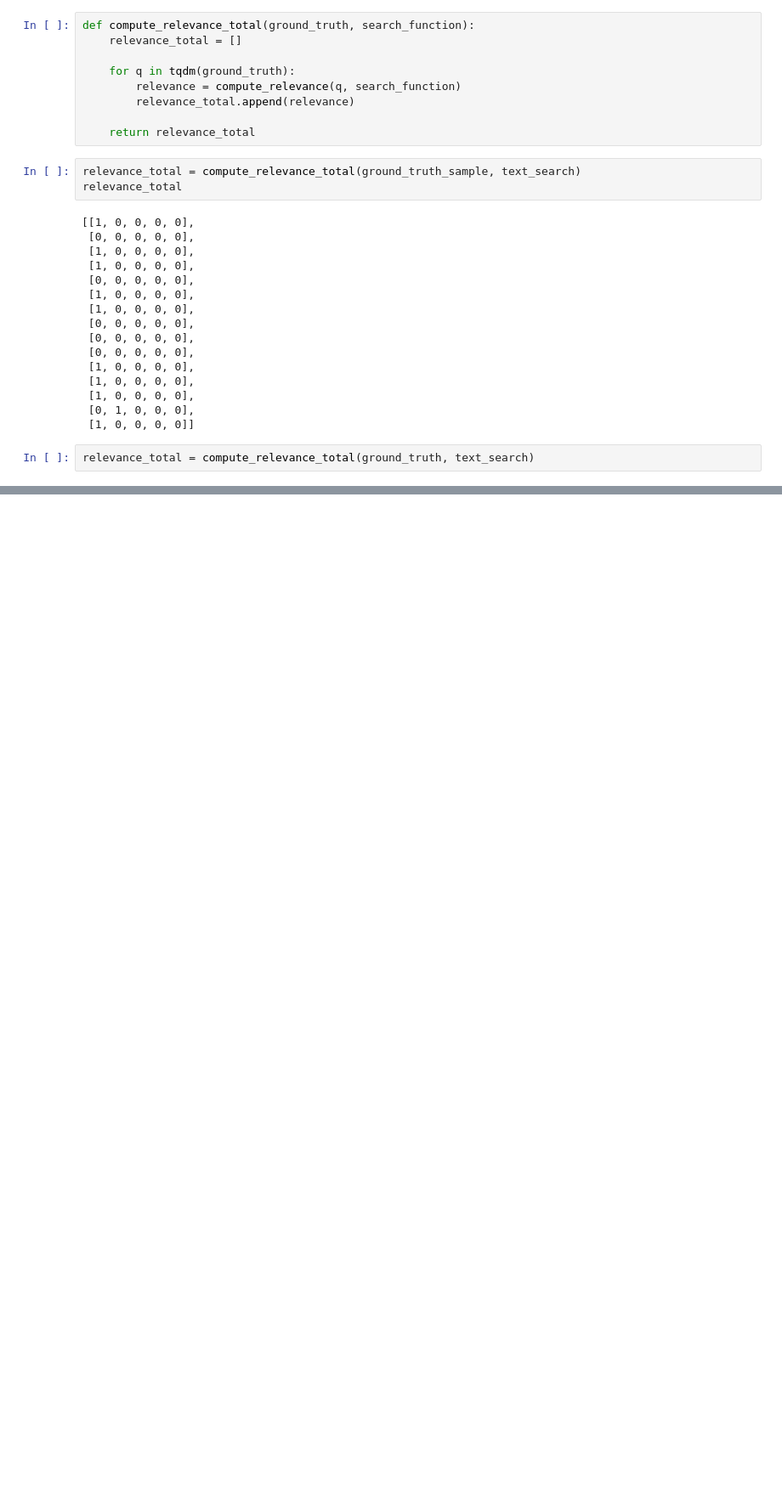
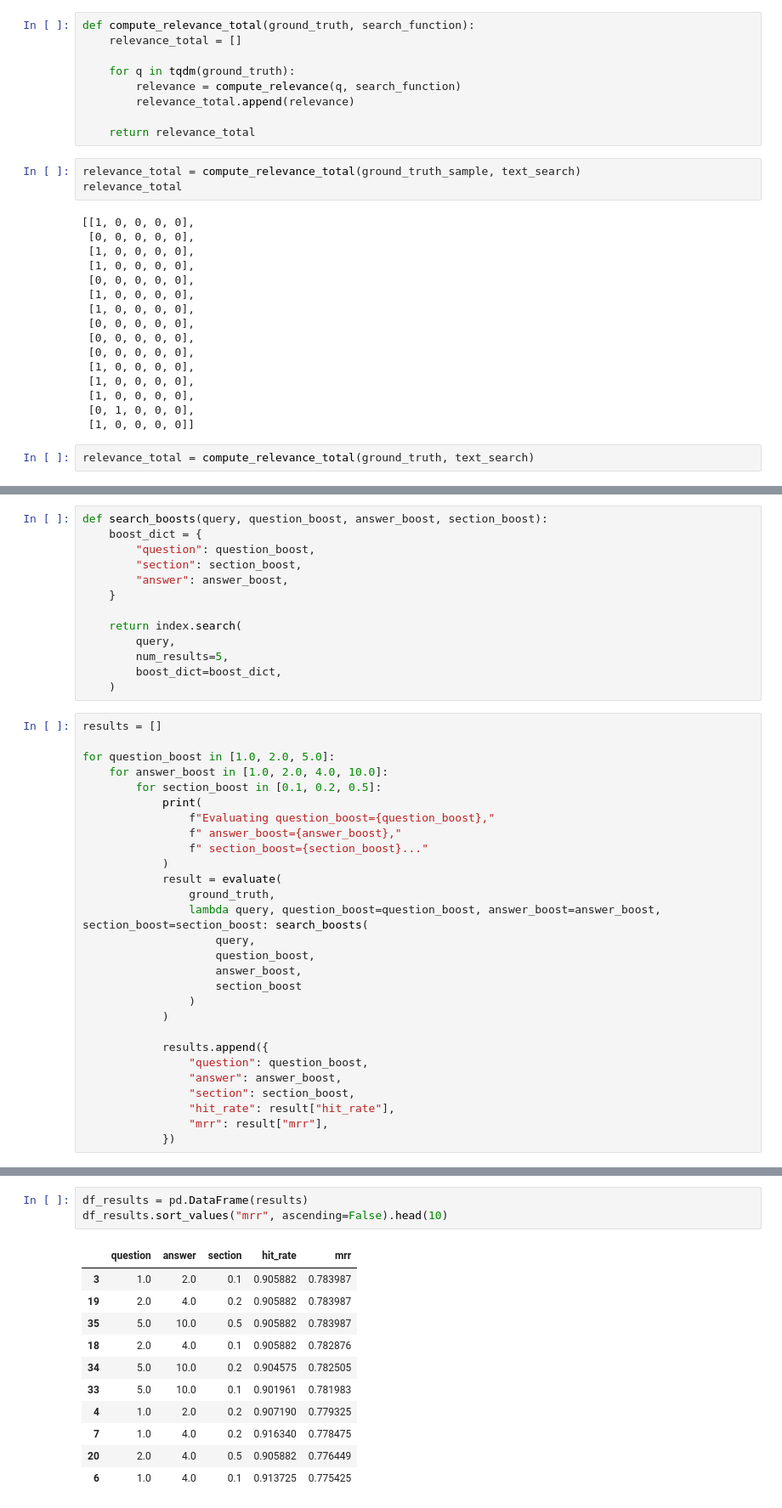
Before and after one commit to Ke1-local/LLM-zoomcamp-repo-2026, a Jupyter notebook: 02-search-eval.ipynb, the cells around one changed output, grey strips where cells are left out. Shown at 85% size. Cells and saved outputs as stored; diff of their text form; blank space fills up the shorter version.

```diff
--- a/02-search-eval.ipynb
+++ b/02-search-eval.ipynb
@@ -218,0 +338,41 @@ relevance_total[15:50]
+# %%
+def search_boosts(query, question_boost, answer_boost, section_boost):
+    boost_dict = {
+        "question": question_boost,
+        "section": section_boost,
+        "answer": answer_boost,
+    }
+
+    return index.search(
+        query,
+        num_results=5,
+        boost_dict=boost_dict,
+    )
+# %%
+results = []
+
+for question_boost in [1.0, 2.0, 5.0]:
+    for answer_boost in [1.0, 2.0, 4.0, 10.0]:
+        for section_boost in [0.1, 0.2, 0.5]:
+            print(
+                f"Evaluating question_boost={question_boost},"
+                f" answer_boost={answer_boost},"
+                f" section_boost={section_boost}..."
+            )
+            result = evaluate(
+                ground_truth,
+                lambda query, question_boost=question_boost, answer_boost=answer_boost, section_boost=section_boost: search_boosts(
+                    query,
+                    question_boost,
+                    answer_boost,
+                    section_boost
+                )
+            )
+
+            results.append({
+                "question": question_boost,
+                "answer": answer_boost,
+                "section": section_boost,
+                "hit_rate": result["hit_rate"],
+                "mrr": result["mrr"],
+            })
@@ -218,0 +393,15 @@ relevance_total[15:50]
+# %%
+df_results = pd.DataFrame(results)
+df_results.sort_values("mrr", ascending=False).head(10)
+# %% [output]
+|  | question | answer | section | hit_rate | mrr |
+| 3 | 1.0 | 2.0 | 0.1 | 0.905882 | 0.783987 |
+| 19 | 2.0 | 4.0 | 0.2 | 0.905882 | 0.783987 |
+| 35 | 5.0 | 10.0 | 0.5 | 0.905882 | 0.783987 |
+| 18 | 2.0 | 4.0 | 0.1 | 0.905882 | 0.782876 |
+| 34 | 5.0 | 10.0 | 0.2 | 0.904575 | 0.782505 |
+| 33 | 5.0 | 10.0 | 0.1 | 0.901961 | 0.781983 |
+| 4 | 1.0 | 2.0 | 0.2 | 0.907190 | 0.779325 |
+| 7 | 1.0 | 4.0 | 0.2 | 0.916340 | 0.778475 |
+| 20 | 2.0 | 4.0 | 0.5 | 0.905882 | 0.776449 |
+| 6 | 1.0 | 4.0 | 0.1 | 0.913725 | 0.775425 |
```
Also changed, not shown: parts of 16 cells of this notebook, 1 other file.
